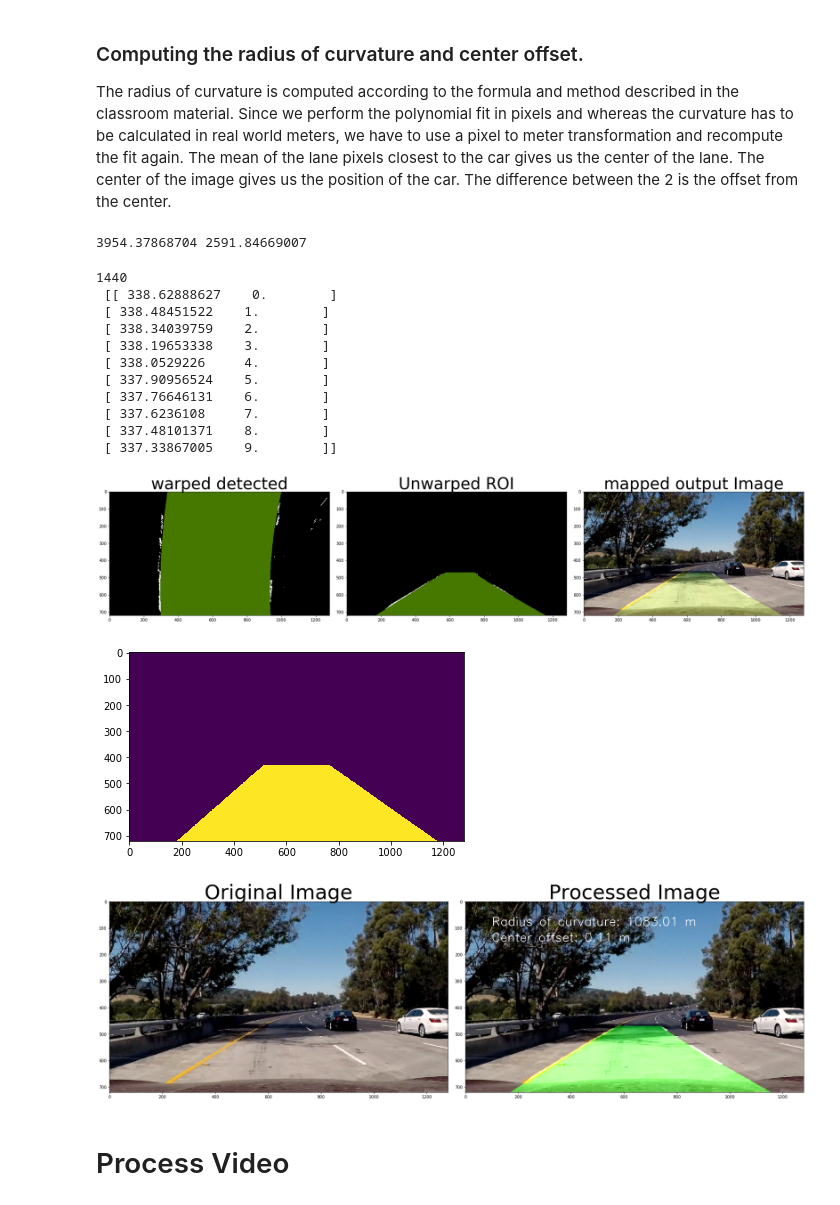
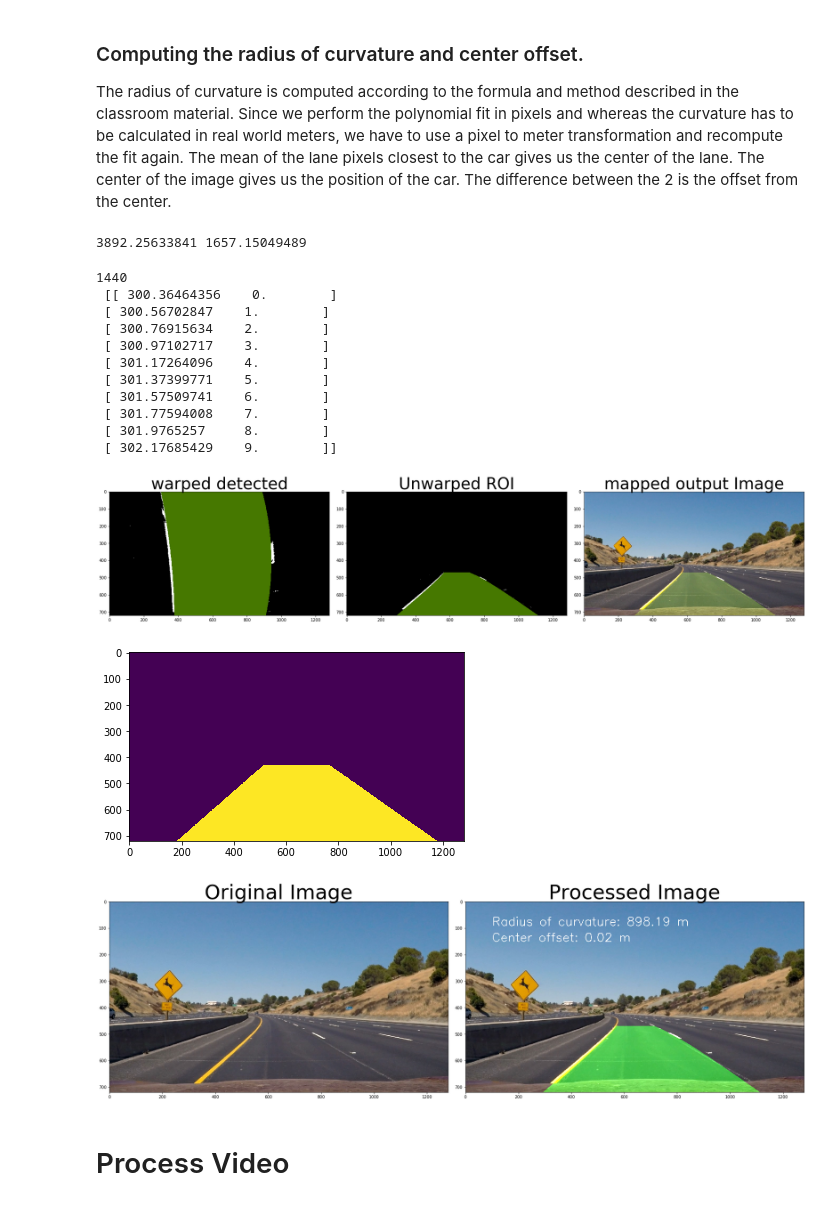
Before and after one commit to karanj1/SDCar, a Jupyter notebook: CarND-Advanced-Lane-Lines-master/Untitled-Copy4.ipynb, the cells around one changed output. Cells and saved outputs as stored; diff of their text form; code cells hidden in the pictures.

```diff
--- a/CarND-Advanced-Lane-Lines-master/Untitled-Copy4.ipynb
+++ b/CarND-Advanced-Lane-Lines-master/Untitled-Copy4.ipynb
@@ -160,7 +160,7 @@ def get_thresholded_image(img):
 
     return warped,image_ROI,final_combined,gray,channels,binary_hls,dir_binary,rgb_binary,gradx
 
-img=plt.imread('./test_images/test5.jpg')
+img=plt.imread('./test_images/test2.jpg')
 warped,image_ROI,final_combined,gray,channels,binary_hls,dir_binary,rgb_binary,gradx = get_thresholded_image(img)
 #plt.imshow(warped)
 # %% [output]
@@ -419,7 +419,7 @@ left_curverad = ((1 + (2*left_fit[0]*y_eval + left_fit[1])**2)**1.5) / np.absolu
 right_curverad = ((1 + (2*right_fit[0]*y_eval + right_fit[1])**2)**1.5) / np.absolute(2*right_fit[0])
 print(left_curverad, right_curverad)   #in pixels
 # %% [output]
-3954.37868704 2591.84669007
+3892.25633841 1657.15049489
 # %%
 def radius_offset(left_fitx,right_fitx):
     #we actually need to repeat this calculation after converting our x and y values to real world space (in meters)
@@ -479,17 +479,17 @@ ax3.set_title('mapped output Image', fontsize=40)
 plt.subplots_adjust(left=0., right=1, top=0.9, bottom=0.)
 # %% [output]
 1440
- [[ 338.62888627    0.        ]
- [ 338.48451522    1.        ]
- [ 338.34039759    2.        ]
- [ 338.19653338    3.        ]
- [ 338.0529226     4.        ]
- [ 337.90956524    5.        ]
- [ 337.76646131    6.        ]
- [ 337.6236108     7.        ]
- [ 337.48101371    8.        ]
- [ 337.33867005    9.        ]]
+ [[ 300.36464356    0.        ]
+ [ 300.56702847    1.        ]
+ [ 300.76915634    2.        ]
+ [ 300.97102717    3.        ]
+ [ 301.17264096    4.        ]
+ [ 301.37399771    5.        ]
+ [ 301.57509741    6.        ]
+ [ 301.77594008    7.        ]
+ [ 301.9765257     8.        ]
+ [ 302.17685429    9.        ]]
-[figure, old version]
+[figure, new version]
 # %%
 # Some global variables
 polyfit_left=None
@@ -525,7 +525,7 @@ def get_line_predictions(non_zeros_x, non_zeros_y, left_coordinates, right_coord
     # Fit the polynomial
     polyfit_right = np.polyfit(right_y, right_x, 2)
 
-    # If no pixels were found return None
+    # y_points
     y_points = np.linspace(0, num_rows-1, num_rows)
 
     # Generate the lane lines from the polynomial fit
@@ -551,11 +551,11 @@ def brute_search(warped):
     leftx_base = np.argmax(histogram[:half_width])
     rightx_base = np.argmax(histogram[half_width:]) + half_width
 
-    num_windows = 10
-    window_height = np.int(num_rows/num_windows)
+    num_windows = 9
+    window_height = np.int(warped.shape[0]/num_windows)
     window_half_width = 50
 
-    min_pixels = 100
+    min_pixels = 200
 
     left_coordinates = []
     right_coordinates = []
@@ -649,14 +649,14 @@ def pipeline_final(img):
     img_size = (image_shape[1], image_shape[0])
 
     # get thresholded image
-    thresholded = get_thresholded_image(img)
+    warped,image_ROI,final_combined,gray,channels,binary_hls,dir_binary,rgb_binary,gradx = get_thresholded_image(img)
 
     # perform a perspective transform
     warped, M = perspactive_transform(image_ROI)
     #warped = cv2.warpPerspective(thresholded, M, img_size , flags=cv2.INTER_LINEAR)
 
     #out_img = np.dstack((warped, warped, warped))*255
-    out_img = 255*np.dstack((binary_warped,binary_warped,binary_warped)).astype('uint8')  # if using CV2.___2gray
+    out_img = 255*np.dstack((warped, warped, warped)).astype('uint8')  # if using CV2.___2gray
     non_zeros = warped.nonzero()
     non_zeros_y = non_zeros[0]
     non_zeros_x = non_zeros[1]
@@ -671,7 +671,7 @@ def pipeline_final(img):
     else:
         # Else search in a margin of 100 pixels on each side of the pervious polynomial fit
         brute = False
-        margin = 100
+        margin = 50
         left_x_predictions = polyfit_left[0]*non_zeros_y**2 + polyfit_left[1]*non_zeros_y + polyfit_left[2]
         left_coordinates = ((non_zeros_x >= left_x_predictions - margin) & (non_zeros_x <= left_x_predictions + margin)).nonzero()[0]
 
@@ -748,30 +748,30 @@ def pipeline_final(img):
 
     return result
 # %%
-#img = mpimg.imread('test_images/test2.jpg')
-img=plt.imread('./test_images/test5.jpg')
+img = mpimg.imread('test_images/test2.jpg')
+#img=plt.imread('./test_images/test5.jpg')
 
 # Reinitialize some global variables.
 polyfit_left = None
 polyfit_right = None
 past_good_right_lines = []
 past_good_left_lines = []
 running_mean_difference_between_lines = 0
 
 # Apply pipeline
 processed = pipeline_final(img)
 
 # Plot the 2 images
 f, (ax1, ax2) = plt.subplots(1, 2, figsize=(24, 9))
 f.tight_layout()
 ax1.imshow(img)
 ax1.set_title('Original Image', fontsize=50)
 ax2.imshow(processed, cmap='gray')
 ax2.set_title('Processed Image', fontsize=50)
 plt.subplots_adjust(left=0., right=1, top=0.9, bottom=0.)
 # %% [output]
 [figure]
-[figure, old version]
+[figure, new version]
 # %% [markdown]
 # Process Video
 # %%
```
Also changed, not shown: parts of 6 cells of this notebook.
